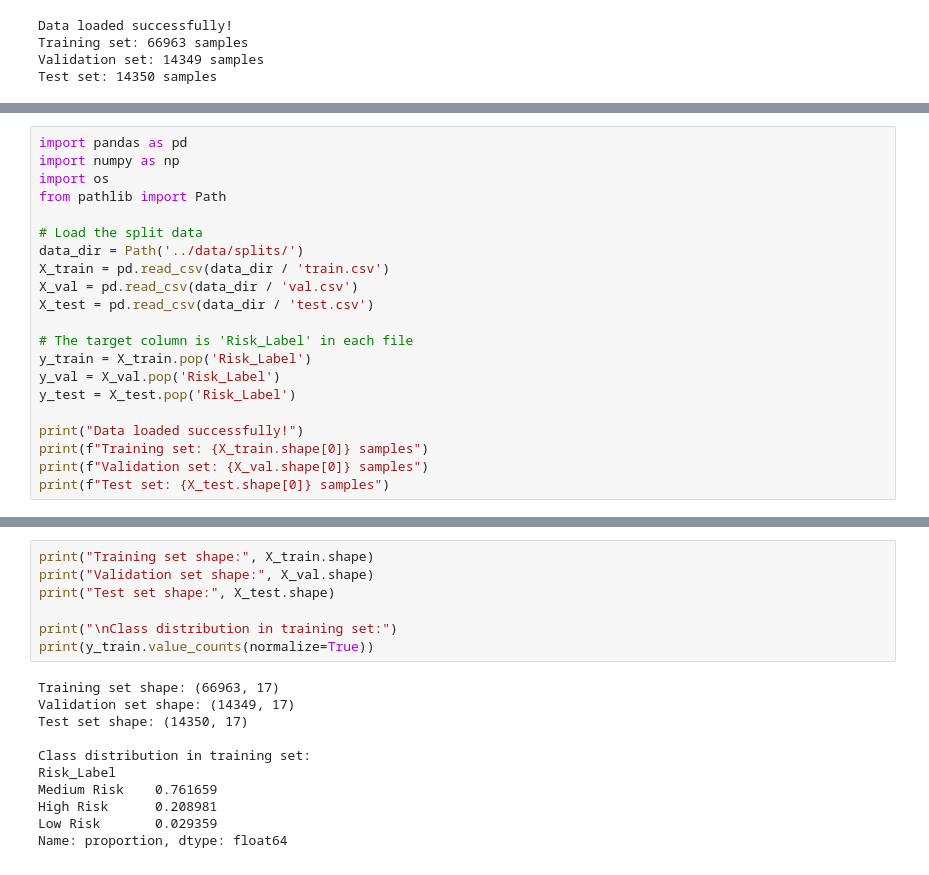
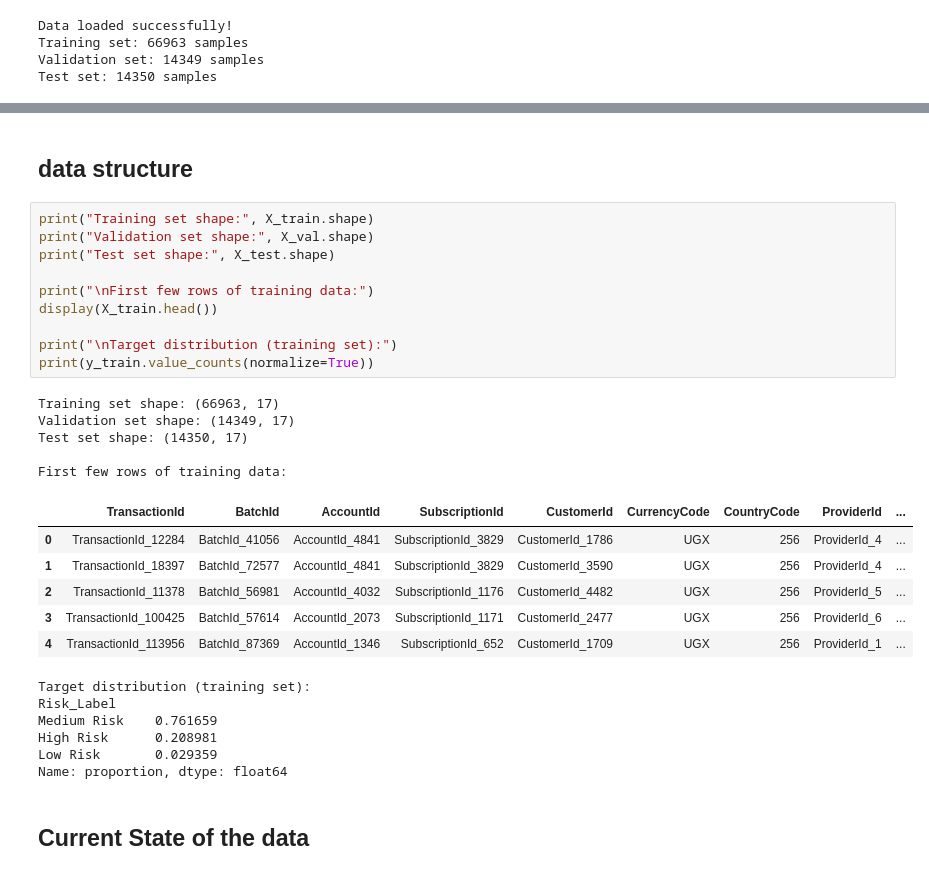
Before and after one commit to soltsega/Week-4_Credit_Risk, a Jupyter notebook: notebooks/model_training.ipynb, the cells around one changed output, grey strips where cells are left out. Cells and saved outputs as stored; diff of their text form.

Commit message:
Model Training in progress

```diff
--- a/notebooks/model_training.ipynb
+++ b/notebooks/model_training.ipynb
@@ -465,21 +462,0 @@ Test set: 14350 samples
-# %%
-import pandas as pd
-import numpy as np
-import os
-from pathlib import Path
-
-# Load the split data
-data_dir = Path('../data/splits/')
-X_train = pd.read_csv(data_dir / 'train.csv')
-X_val = pd.read_csv(data_dir / 'val.csv')
-X_test = pd.read_csv(data_dir / 'test.csv')
-
-# The target column is 'Risk_Label' in each file
-y_train = X_train.pop('Risk_Label')
-y_val = X_val.pop('Risk_Label')
-y_test = X_test.pop('Risk_Label')
-
-print("Data loaded successfully!")
-print(f"Training set: {X_train.shape[0]} samples")
-print(f"Validation set: {X_val.shape[0]} samples")
-print(f"Test set: {X_test.shape[0]} samples")
@@ -504,18 +463,32 @@ mlflow.set_experiment("Credit_Risk_Prediction")
+# %% [markdown]
+## data structure
 # %%
 print("Training set shape:", X_train.shape)
 print("Validation set shape:", X_val.shape)
 print("Test set shape:", X_test.shape)
 
-print("\nClass distribution in training set:")
+print("\nFirst few rows of training data:")
+display(X_train.head())
+
+print("\nTarget distribution (training set):")
 print(y_train.value_counts(normalize=True))
 # %% [output]
 Training set shape: (66963, 17)
 Validation set shape: (14349, 17)
 Test set shape: (14350, 17)
 
-Class distribution in training set:
-Risk_Label
-Medium Risk    0.761659
-High Risk      0.208981
-Low Risk       0.029359
-Name: proportion, dtype: float64
+First few rows of training data:
+|  | TransactionId | BatchId | AccountId | SubscriptionId | CustomerId | CurrencyCode | CountryCode | ProviderId | ... |
+| 0 | TransactionId_12284 | BatchId_41056 | AccountId_4841 | SubscriptionId_3829 | CustomerId_1786 | UGX | 256 | ProviderId_4 | ... |
+| 1 | TransactionId_18397 | BatchId_72577 | AccountId_4841 | SubscriptionId_3829 | CustomerId_3590 | UGX | 256 | ProviderId_4 | ... |
+| 2 | TransactionId_11378 | BatchId_56981 | AccountId_4032 | SubscriptionId_1176 | CustomerId_4482 | UGX | 256 | ProviderId_5 | ... |
+| 3 | TransactionId_100425 | BatchId_57614 | AccountId_2073 | SubscriptionId_1171 | CustomerId_2477 | UGX | 256 | ProviderId_6 | ... |
+| 4 | TransactionId_113956 | BatchId_87369 | AccountId_1346 | SubscriptionId_652 | CustomerId_1709 | UGX | 256 | ProviderId_1 | ... |
+Target distribution (training set):
+Risk_Label
+Medium Risk    0.761659
+High Risk      0.208981
+Low Risk       0.029359
+Name: proportion, dtype: float64
+# %% [markdown]
+## Current State of the data
```
Also changed, not shown: parts of 22 cells of this notebook.
